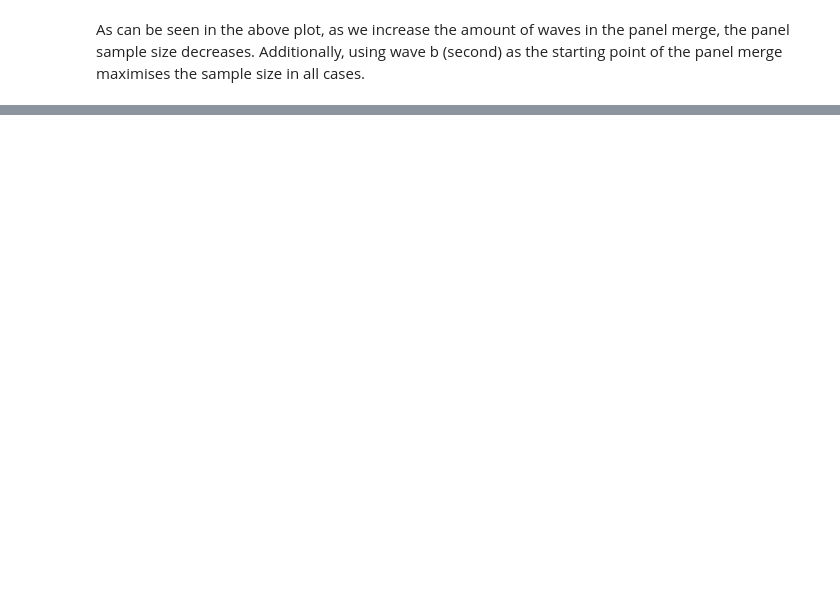
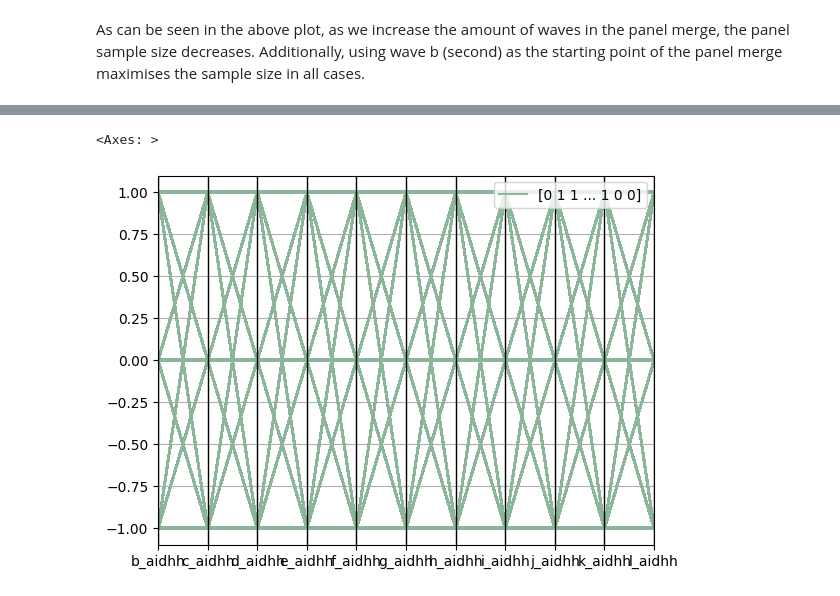
Before and after one commit to centre-for-care/costofcare, a Jupyter notebook: data_exploration.ipynb, the cells around one changed output, grey strips where cells are left out. Saved outputs shown, nothing was run; the diff lists cells and outputs as text; code cells hidden in the pictures; blank space fills up the shorter version.

```diff
--- a/data_exploration.ipynb
+++ b/data_exploration.ipynb
@@ -217,0 +217,3 @@ all_files
+# %%
+df_aidhh = df_aidhh.set_index('pidp')
+df_aidhh
@@ -217,0 +235,5 @@ all_files
+# %%
+for column in df_aidhh:
+    df_aidhh[column] = df_aidhh[column].cat.codes
+# %%
+df_aidhh = df_aidhh.replace({0:1, 1:0})
@@ -217,0 +242,8 @@ all_files
+# %%
+kmeans = KMeans(n_clusters=3, n_init="auto").fit(df_aidhh)
+df_aidhh['cluster'] = str(kmeans.labels_)
+# %%
+pd.plotting.parallel_coordinates(df_aidhh, 'cluster')
+# %% [output]
+<Axes: >
+[figure, added]
```
Also changed, not shown: parts of 6 cells of this notebook, 1 other file.
